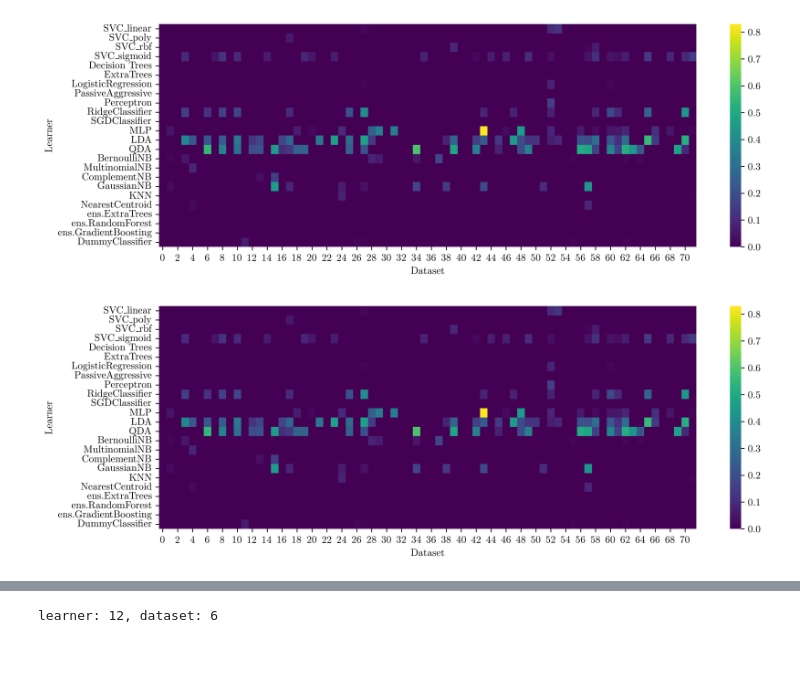
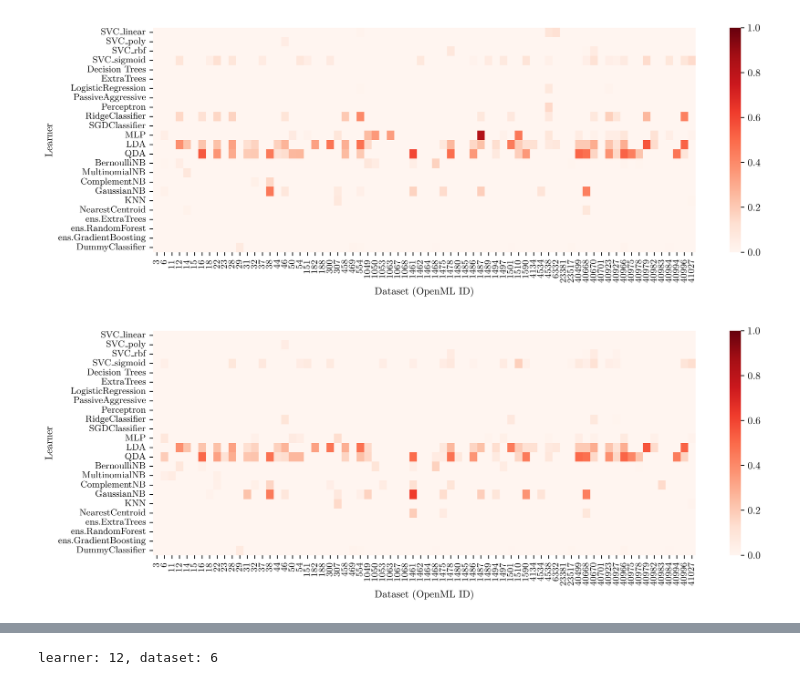
Before and after one commit to learning-curve-research/LCDB-1.1, a Jupyter notebook: analysis/shape - convexity_global.ipynb, the cells around one changed output, grey strips where cells are left out. Saved outputs shown, nothing was run; the diff lists cells and outputs as text; code cells hidden in the pictures; blank space fills up the shorter version.

Commit message:
update analysis and figure

```diff
--- a/analysis/shape - convexity_global.ipynb
+++ b/analysis/shape - convexity_global.ipynb
@@ -27,26 +23,36 @@ conv_matrix_standardfs, conv_h_matrix_standardfs, conv_i_matrix_standardfs, conv
 # %%
 plt.figure(figsize=(12, 4), dpi=400)
-ax = sns.heatmap(conv_matrix_nofs, cmap="viridis", annot=False, cbar=True)
-# y tick align
+
+ax = sns.heatmap(conv_matrix_nofs, cmap="Reds", annot=False, cbar=True, vmin=0, vmax=1)
+
 yticks = range(len(learner_zoo))
-ax.set_yticks([y + 0.5 for y in yticks])
-ax.set_yticklabels(learner_zoo, rotation=0)
+ax.set_yticks([y + 0.5 for y in yticks])  # y tick align
+ax.set_yticklabels(learner_zoo, rotation=0, fontsize=9)
 
-plt.xlabel('Dataset')
+xticks = range(len(dataset_ids_CC18))
+ax.set_xticks([x + 0.5 for x in xticks])
+ax.set_xticklabels(dataset_ids_CC18, rotation=90, fontsize=9)
+
+plt.xlabel('Dataset (OpenML ID)')
 plt.ylabel('Learner')
 plt.show()
 # %% [output]
-[figure, old version]
+[figure, new version]
 # %%
 plt.figure(figsize=(12, 4), dpi=400)
-ax = sns.heatmap(conv_matrix_nofs, cmap="viridis", annot=False, cbar=True)
-# y tick align
+
+ax = sns.heatmap(conv_matrix_minmaxfs, cmap="Reds", annot=False, cbar=True, vmin=0, vmax=1)
+
 yticks = range(len(learner_zoo))
-ax.set_yticks([y + 0.5 for y in yticks])
-ax.set_yticklabels(learner_zoo, rotation=0)
+ax.set_yticks([y + 0.5 for y in yticks])  # y tick align
+ax.set_yticklabels(learner_zoo, rotation=0, fontsize=9)
 
-plt.xlabel('Dataset')
+xticks = range(len(dataset_ids_CC18))
+ax.set_xticks([x + 0.5 for x in xticks])
+ax.set_xticklabels(dataset_ids_CC18, rotation=90, fontsize=9)
+
+plt.xlabel('Dataset (OpenML ID)')
 plt.ylabel('Learner')
 plt.show()
 # %% [output]
-[figure, old version]
+[figure, new version]
```
Also changed, not shown: parts of 7 cells of this notebook, 4 other files.
